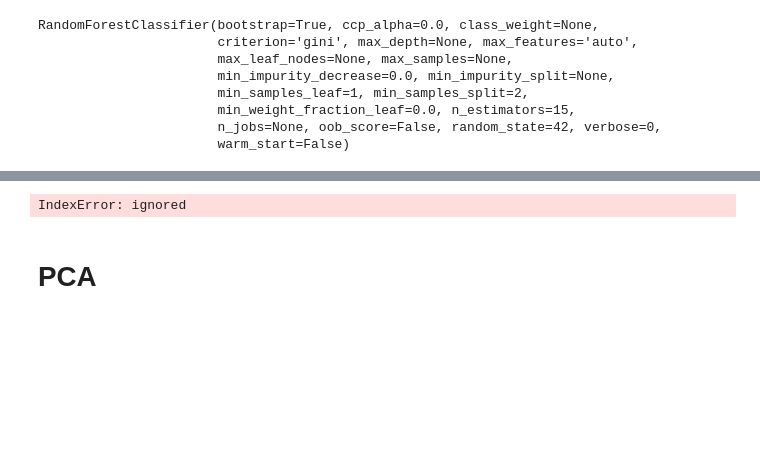
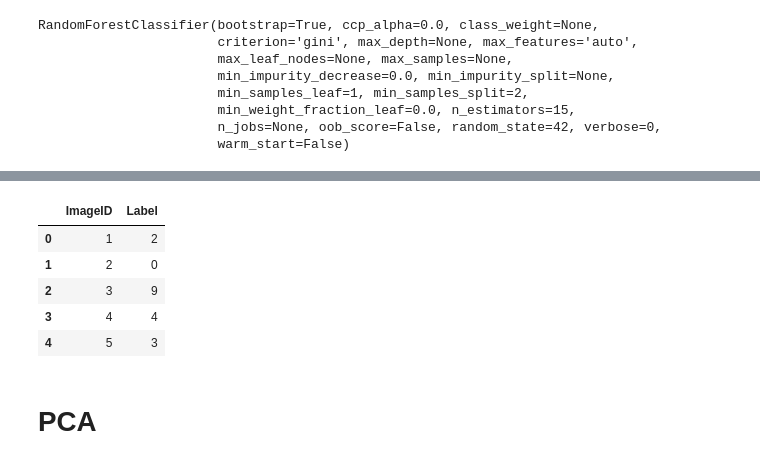
Before and after one commit to cgoeser1/MSDS422_course_assignments, a Jupyter notebook: Group1_MNIST(2021OCT31).ipynb, the cells around one changed output, grey strips where cells are left out. Cells and saved outputs as stored; diff of their text form; code cells hidden in the pictures; blank space fills up the shorter version.

```diff
--- a/Group1_MNIST(2021OCT31).ipynb
+++ b/Group1_MNIST(2021OCT31).ipynb
@@ -182,0 +203,4 @@ array([[0., 0., 0., ..., 0., 0., 0.],
+# %%
+y_pred = grid_search_cv.predict(test)
+y_pred[0:10]
+print(len(y_pred))
@@ -182,0 +209,6 @@ array([[0., 0., 0., ..., 0., 0., 0.],
+# %%
+ImageID = range(1, len(y_pred)+1,1)
+
+print(ImageID[0])
+print(ImageID[-1])
+len(ImageID)
@@ -182,0 +219,5 @@ array([[0., 0., 0., ..., 0., 0., 0.],
+# %%
+# Create a dataframe for results to be submitted
+tree_results = pd.DataFrame(columns=['ImageID'])
+tree_results['ImageID'] = ImageID
+tree_results.head()
@@ -183,13 +231,17 @@ array([[0., 0., 0., ..., 0., 0., 0.],
 # %%
-ID = X['ImageID']
 # Create a dataframe for results to be submitted
-tree_results = pd.DataFrame(ID, columns= ['PassengerId'])
+tree_results['ImageID'] = ImageID
 tree_results['Label'] = y_pred
-tree_results.shape
+tree_results.head()
 
-from datetime import datetime
-date = str(datetime.now().strftime("%Y_%m_%d-%I.%M%p"))
-filename=(f"tree_predict_{date}.csv")
-tree_results.to_csv(filename, index=False)
+#from datetime import datetime
+#date = str(datetime.now().strftime("%Y_%m_%d-%I.%M%p"))
+#filename=(f"tree_predict_{date}.csv")
+#tree_results.to_csv(filename, index=False)
 # %% [output]
-IndexError: ignored
+|  | ImageID | Label |
+| 0 | 1 | 2 |
+| 1 | 2 | 0 |
+| 2 | 3 | 9 |
+| 3 | 4 | 4 |
+| 4 | 5 | 3 |
```
Also changed, not shown: parts of 12 cells of this notebook.
